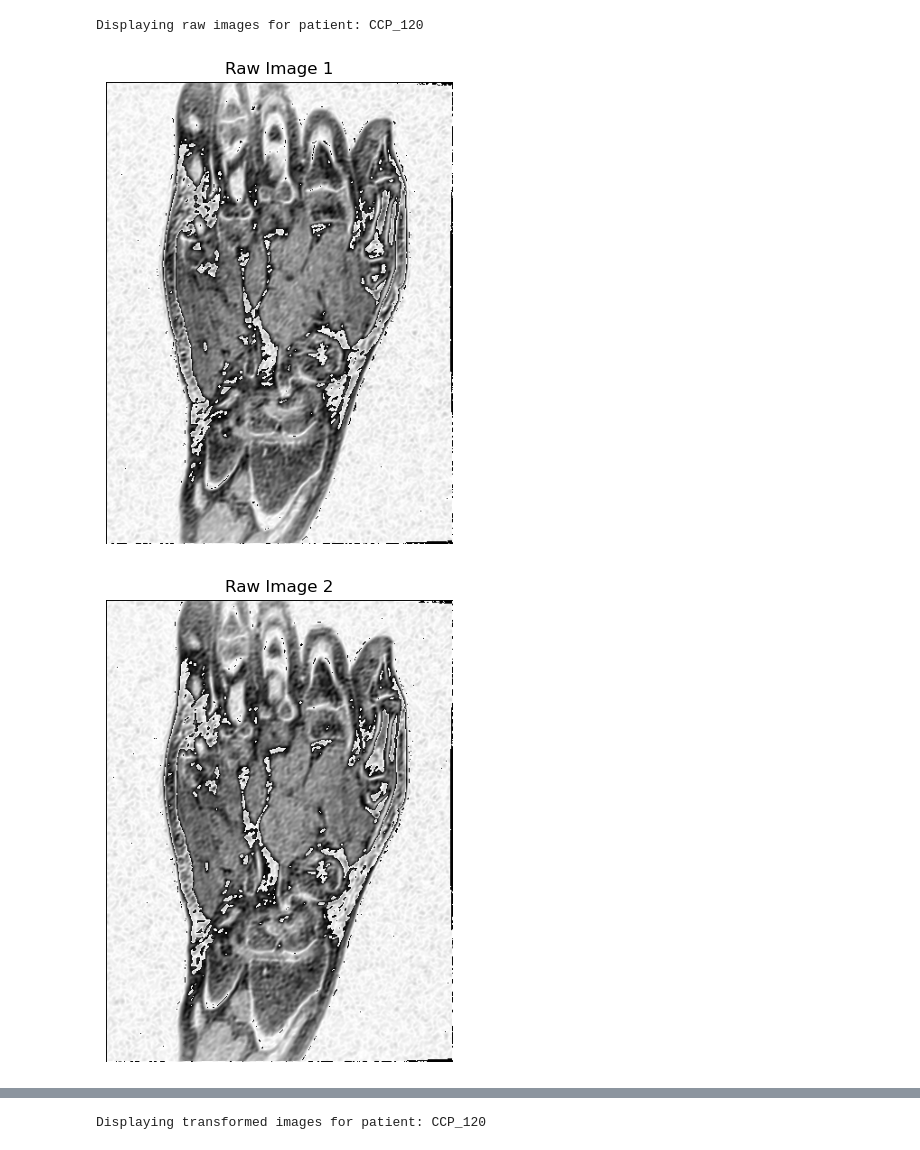
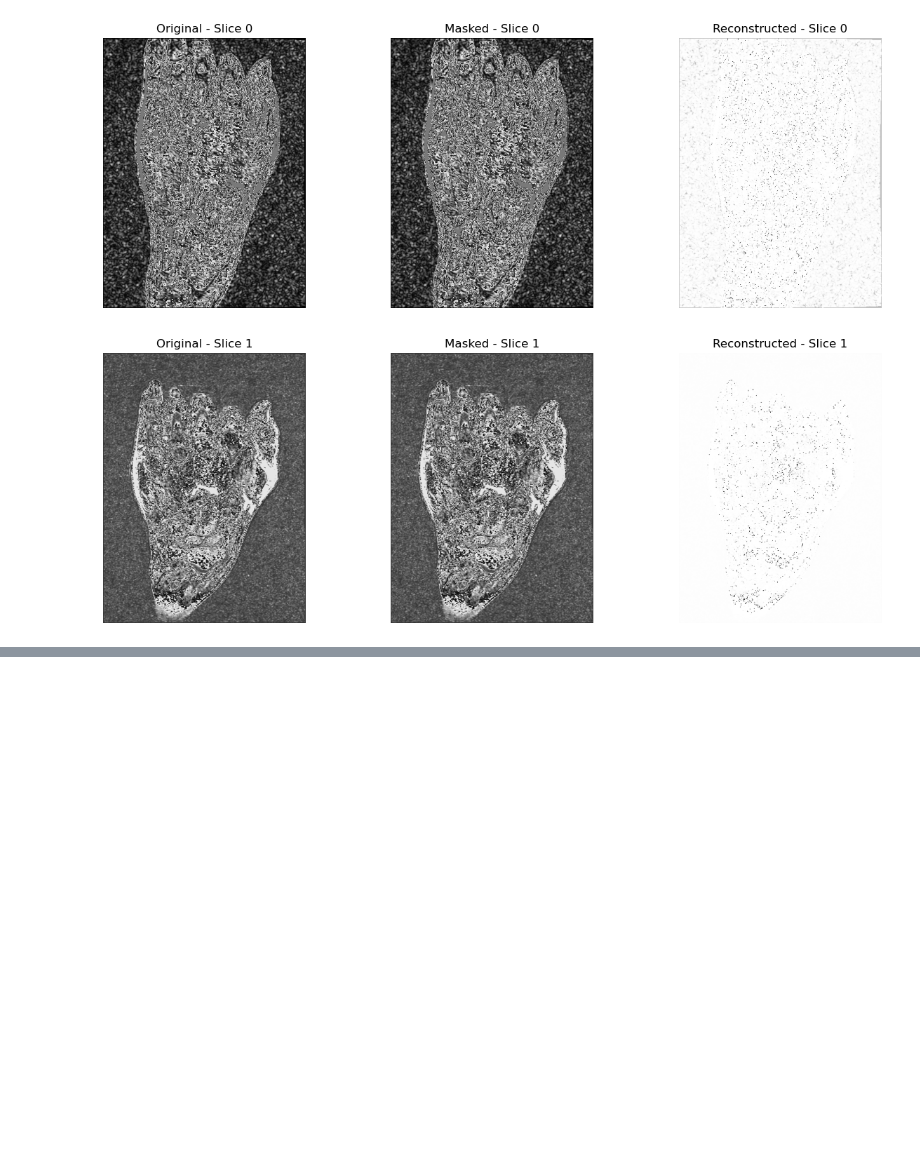
Before and after one commit to e-bolton1/Predicting-Rheumatoid-Arthritis, a Jupyter notebook: predicting-rheumatoid-arthritis-progression-using-hand-mri-scans-from-at-risk-patients/src/models/local_masking.ipynb, the cells around one changed output, grey strips where cells are left out. Drawn from its saved outputs; the diff is of its cells as text; code cells hidden in the pictures; blank space fills up the shorter version.

Commit message:
model running

```diff
--- a/predicting-rheumatoid-arthritis-progression-using-hand-mri-scans-from-at-risk-patients/src/models/local_masking.ipynb
+++ b/predicting-rheumatoid-arthritis-progression-using-hand-mri-scans-from-at-risk-patients/src/models/local_masking.ipynb
@@ -109,11 +94,11 @@ class DisruptiveAutoencoder(nn.Module):
 
         return x
 
-    def add_noise(self, x, noise_level=0.1):
+    def add_noise(self, x, noise_level=0.0):
         noise = torch.randn_like(x) * noise_level
         return x + noise
 
-    def local_mask(self, x, mask_ratio=0.15):
+    def local_mask(self, x, mask_ratio=0.1):
         b, c, d, h, w = x.shape
         num_masked = int(mask_ratio * c)
         mask_indices = torch.randperm(c)[:num_masked]
@@ -221,6 +197,8 @@ import torch.nn.functional as F
 from einops import rearrange, repeat
 from torch.utils.data import DataLoader, Dataset
 import numpy as np
+from tqdm import tqdm  # Progress bar library
+import matplotlib.pyplot as plt  # For visualizing images
 
 # Assuming DisruptiveAutoencoder model has been defined correctly without patch embedding.
 dae_model = DisruptiveAutoencoder(
@@ -248,15 +226,19 @@ early_stopper = EarlyStopper(patience=3, min_delta=0.001)
 for epoch in range(num_epochs):
     dae_model.train()  # Set model to training mode
     epoch_loss = 0
-    for batch_idx, (images, labels) in enumerate(train_loader):
+
+    # Progress bar for training
+    train_pbar = tqdm(enumerate(train_loader), total=len(train_loader), desc=f"Epoch {epoch + 1}/{num_epochs} [Training]")
+
+    for batch_idx, (images, labels) in train_pbar:
         images = images.to(device)  # Move images to the same device as the model
         labels = labels.to(device)  # Move labels to the same device as the model
 
         optimizer.zero_grad()
 
         # Apply noise and local masking directly to input images
-        noisy_images = dae_model.add_noise(images)
-        masked_images = dae_model.local_mask(noisy_images)
+        # noisy_images = dae_model.add_noise(images)
+        masked_images = dae_model.local_mask(images)
 
         # Forward pass
         reconstructed_images = dae_model(masked_images)
@@ -274,55 +256,63 @@ for epoch in range(num_epochs):
         total_loss.backward()
         optimizer.step()
 
-        # Visualize a few images and their reconstructions
+        # Update progress bar description
+        train_pbar.set_postfix({
+            'Total Loss': f'{total_loss.item():.4f}',
+            'L1 Loss': f'{l1_loss.item():.4f}',
+            'Contrastive Loss': f'{contrastive_loss.item():.4f}'
+        })
+
+        # Visualize a few images and their reconstructions every 10 batches
         if batch_idx % 10 == 0:
-            visualize_reconstruction(dae_model, images, batch_idx, device)
+            visualize_images(images, masked_images, reconstructed_images, num_slices=3)
 
     # Validation phase (or calculate validation loss)
     dae_model.eval()  # Set model to evaluation mode
     validation_loss = 0
     with torch.no_grad():
-        for batch_idx, (images, labels) in enumerate(valid_loader):
+        valid_pbar = tqdm(enumerate(valid_loader), total=len(valid_loader), desc=f"Epoch {epoch + 1}/{num_epochs} [Validation]")
+
+        for batch_idx, (images, labels) in valid_pbar:
             images = images.to(device)
             labels = labels.to(device)
 
             # Forward pass
-            noisy_images = dae_model.add_noise(images)
-            masked_images = dae_model.local_mask(noisy_images)
+            # noisy_images = dae_model.add_noise(images)
+            masked_images = dae_model.local_mask(images)
             reconstructed_images = dae_model(masked_images)
 
             # Compute loss
             zsim = torch.mm(reconstructed_images.view(reconstructed_images.size(0), -1),
                             reconstructed_images.view(reconstructed_images.size(0), -1).T)
             zlabel = (labels.unsqueeze(0) == labels.unsqueeze(1)).float()
 
             _, l1_loss, contrastive_loss = dae_model.compute_loss(reconstructed_images, images, zsim, zlabel)
             validation_loss += l1_loss.item()
 
-            # Visualize a few images and their reconstructions
+            # Visualize a few images and their reconstructions every 10 batches
             if batch_idx % 10 == 0:
-                visualize_reconstruction(dae_model, images, batch_idx, device)
+                visualize_images(images, masked_images, reconstructed_images, num_slices=3)
 
     # Average validation loss
     validation_loss /= len(valid_loader)
     print(f'Epoch [{epoch + 1}/{num_epochs}], Validation Loss: {validation_loss:.4f}')
 
     # Check early stopping
     if early_stopper.early_stop(validation_loss):
         # Save model parameters if early stopping criteria are met for the first time
         if early_stopper.activation_count == 1:
             # Generate a timestamp at the moment early stopping is triggered
             timestamp = datetime.now().strftime("%Y%m%d_%H%M%S")
             print(f"\nEarly stopping criteria reached!\nSaving model parameters to {results_path}/{timestamp}_optimal_model_weights_epoch_{epoch + 1}.pth\n")
             # Save network parameters and losses
             opt_MLP_filepath = f"{results_path}/{timestamp}_optimal_model_weights_epoch_{epoch + 1}.pth"
             Early_Stop_Epoch = epoch + 1
             torch.save(dae_model.state_dict(), opt_MLP_filepath)
 
     # Continue training even after early stopping is triggered
     print(f'Epoch [{epoch + 1}/{num_epochs}], Loss: {epoch_loss / len(train_loader):.4f}, '
           f'L1 Loss: {l1_loss.item():.4f}, Contrastive Loss: {contrastive_loss.item():.4f}')
 # %% [output]
-Displaying raw images for patient: CCP_120
-[figure, old version]
+[figure, new version]
-[figure, old version]
+[figure, new version]
@@ -333 +319,0 @@ Displaying raw images for patient: CCP_120
-Displaying transformed images for patient: CCP_120
```
Also changed, not shown: parts of 4 cells of this notebook, 37 other files.
